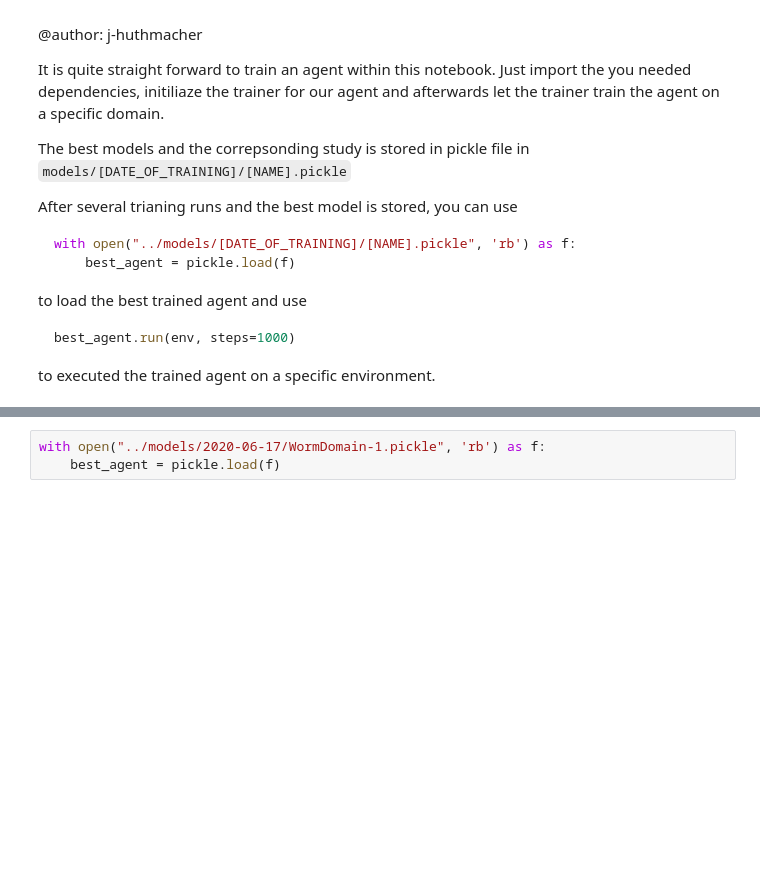
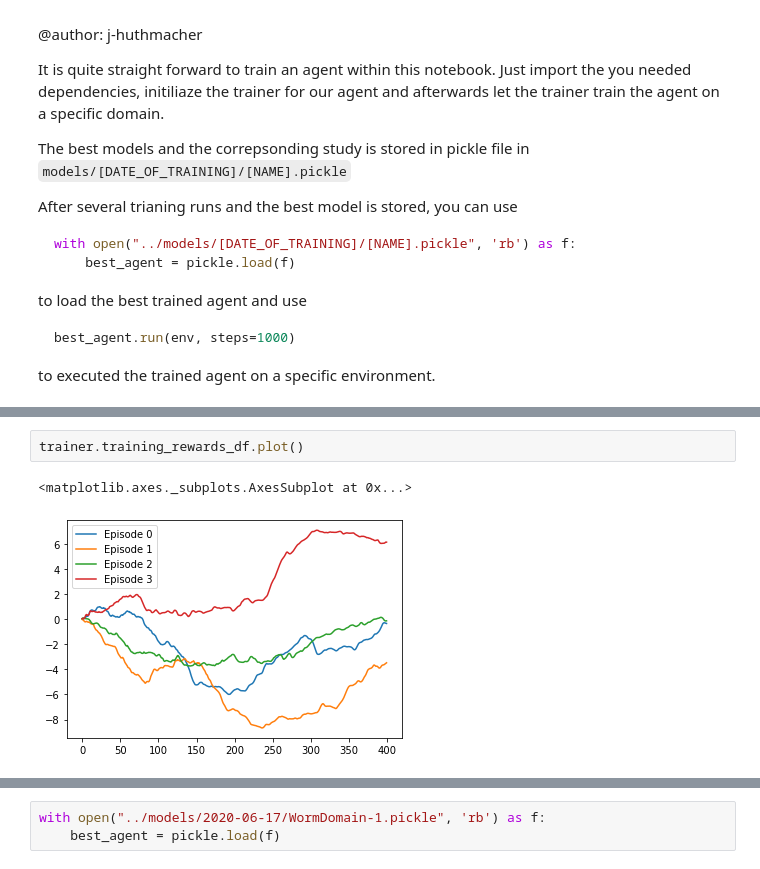
Before and after one commit to j-huthmacher/AlphaWorm, a Jupyter notebook: dev/notebooks/jh-ddpg_training.ipynb, the cells around one changed output, grey strips where cells are left out. Cells and saved outputs as stored; diff of their text form; blank space fills up the shorter version.

Commit message:
Adapt trainings procedure

```diff
--- a/dev/notebooks/jh-ddpg_training.ipynb
+++ b/dev/notebooks/jh-ddpg_training.ipynb
@@ -50,0 +60,5 @@ INFO:mlagents_envs.environment:Environment shut down with return code 0 (CTRL_C_
+# %%
+trainer.training_rewards_df.plot()
+# %% [output]
+<matplotlib.axes._subplots.AxesSubplot at 0x...>
+[figure, added]
```
Also changed, not shown: parts of 12 cells of this notebook, 29 other files.
